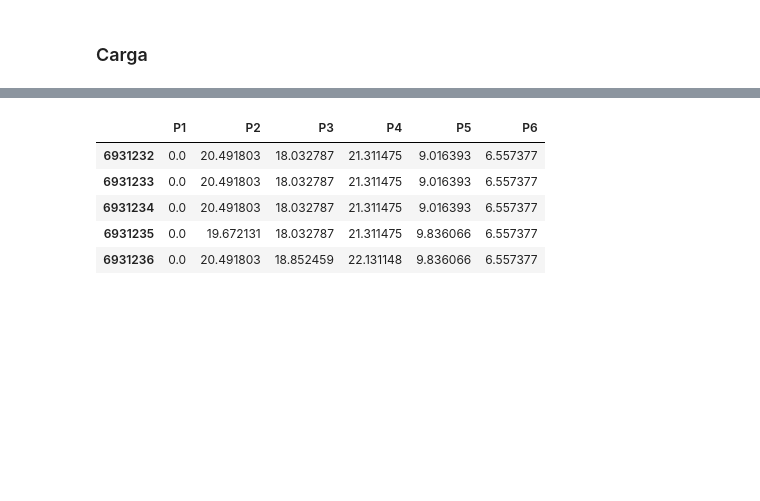
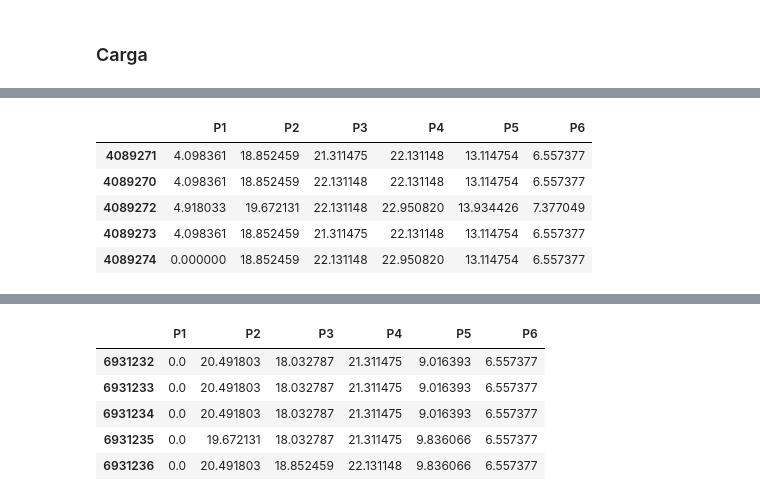
Before and after one commit to jlgarridol/TFG-SmartBeds, a Jupyter notebook: src/One-Class/One-Class (Test).ipynb, the cells around one changed output, grey strips where cells are left out. Saved outputs shown, nothing was run; the diff lists cells and outputs as text; code cells hidden in the pictures; blank space fills up the shorter version.

```diff
--- a/src/One-Class/One-Class (Test).ipynb
+++ b/src/One-Class/One-Class (Test).ipynb
@@ -29,0 +30,10 @@ segunda.head()
+# %%
+primera_datos = primera.iloc[:,1:len(primera.columns)-1]
+primera_datos.head()
+# %% [output]
+|  | P1 | P2 | P3 | P4 | P5 | P6 |
+| 4089271 | 4.098361 | 18.852459 | 21.311475 | 22.131148 | 13.114754 | 6.557377 |
+| 4089270 | 4.098361 | 18.852459 | 22.131148 | 22.131148 | 13.114754 | 6.557377 |
+| 4089272 | 4.918033 | 19.672131 | 22.131148 | 22.950820 | 13.934426 | 7.377049 |
+| 4089273 | 4.098361 | 18.852459 | 21.311475 | 22.131148 | 13.114754 | 6.557377 |
+| 4089274 | 0.000000 | 18.852459 | 22.131148 | 22.950820 | 13.114754 | 6.557377 |
```
Also changed, not shown: parts of 12 cells of this notebook.
